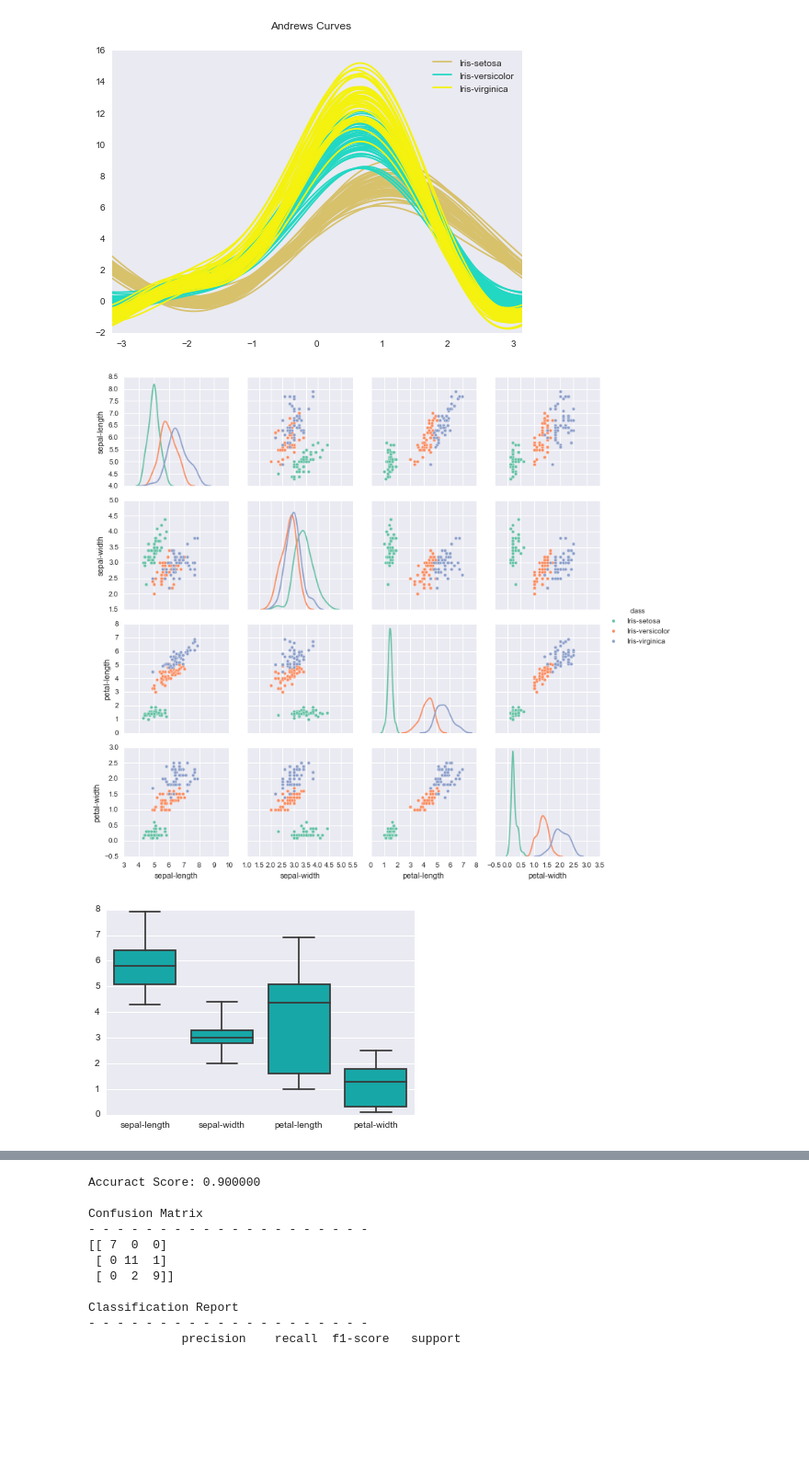
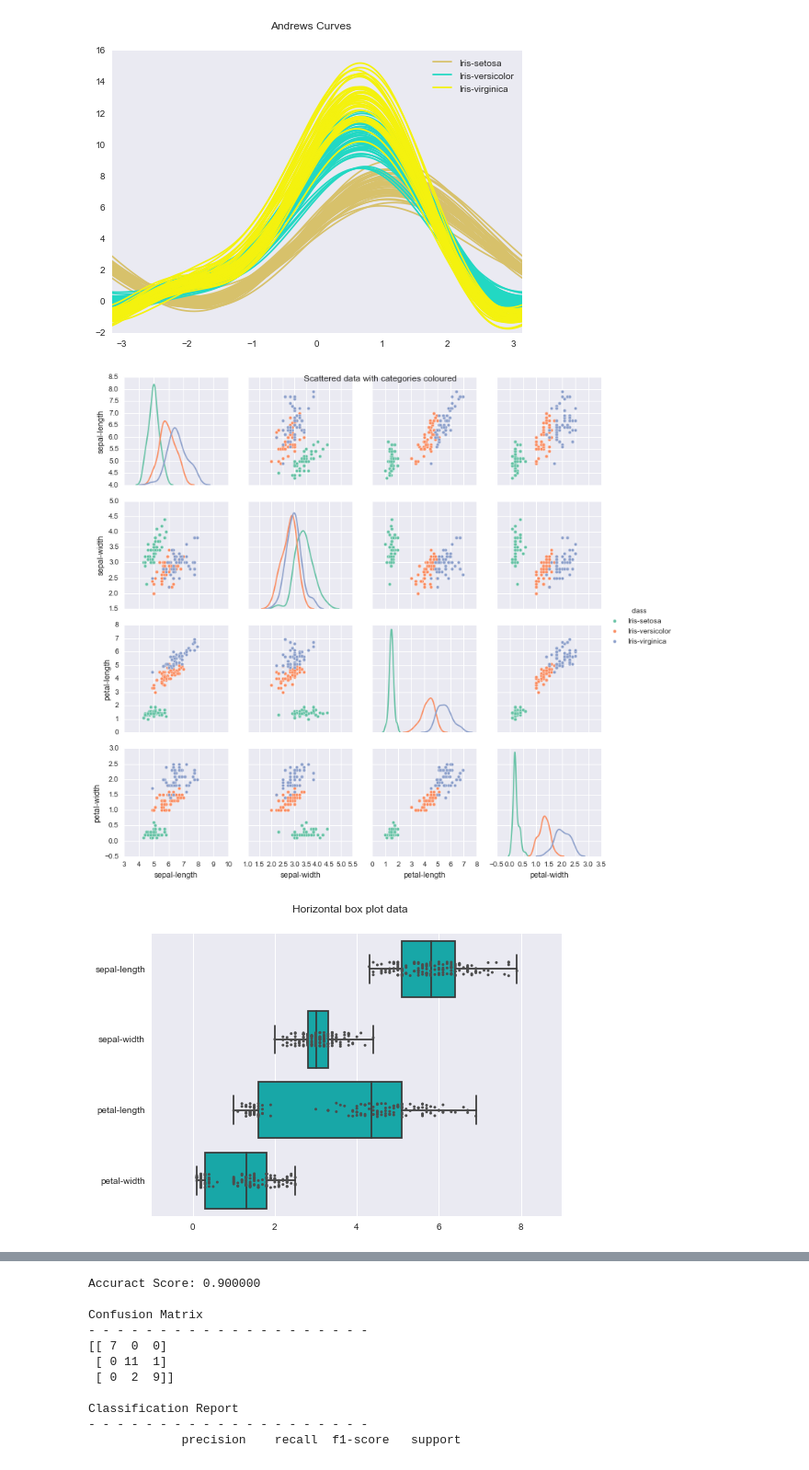
Before and after one commit to IsaacHook/Machine-Learning, a Jupyter notebook: Iris/Iris.ipynb, the cells around one changed output, grey strips where cells are left out. Shown at 92% size. Cells and saved outputs as stored; diff of their text form; code cells hidden in the pictures; blank space fills up the shorter version.

```diff
--- a/Iris/Iris.ipynb
+++ b/Iris/Iris.ipynb
@@ -116,18 +116,20 @@ plt.show()
 # %%
 # Visualize data - Seaborn
 
 # Scatter Plot
 g = sns.pairplot(dataset, hue='class', palette='Set2', diag_kind='kde')
+plt.suptitle('Scattered data with categories coloured')
 plt.show()
 
 # Box plot
 plt.figure()
-sns.boxplot(data=dataset, whis=np.inf, color="c")
-# sns.stripplot(data=dataset, jitter=True, size=3, color=".3", linewidth=0)
+sns.boxplot(data=dataset, whis=np.inf, color="c", orient='h')
+sns.stripplot(data=dataset, jitter=True, size=3, color=".3", linewidth=0, orient='h')
+plt.suptitle('Horizontal box plot data')
 plt.show()
 # %% [output]
-[figure, old version]
+[figure, new version]
-[figure, old version]
+[figure, new version]
 # %%
 # Split dataset
 array =  dataset.values
```
Also changed, not shown: parts of 2 cells of this notebook.
